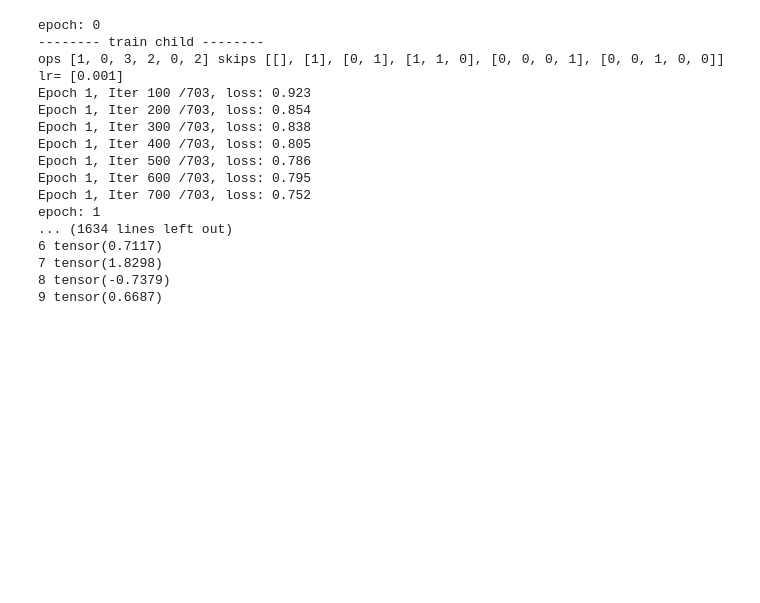
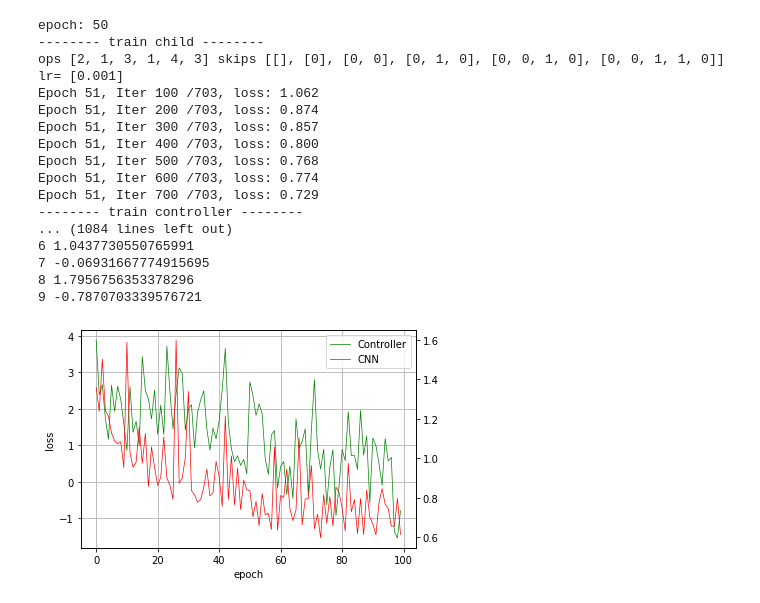
Before and after one commit to passerer/NetworkCompression, a Jupyter notebook: ENAS.ipynb, the cells around one changed output. Drawn from its saved outputs; the diff is of its cells as text; code cells hidden in the pictures; blank space fills up the shorter version.

```diff
--- a/ENAS.ipynb
+++ b/ENAS.ipynb
@@ -1026,12 +1039,7 @@ class Controller(nn.Module):
 
 
     def train_epoch(self, child_model, images, labels):
-
-
-
         for step in range(self.train_step_num):
-            # a single step of training
-            # sample a batch of child archs and obtain their metrics
             loss = torch.zeros(self.ctrl_batch_size).cuda()
             for sample_cnt in range(self.ctrl_batch_size):
                 # sample a child arch
@@ -1049,16 +1057,12 @@ class Controller(nn.Module):
                 self.skip_penalty = self.ctrl.sample_skip_penaltys
                 loss[sample_cnt] = self.log_prob * (self.reward - self.baseline) + self.skip_weight * self.skip_penalty
             self.loss = loss.sum() / self.ctrl_batch_size # avg loss
-            print(step,self.loss.cpu().data)
-            # zero grads
+            print(step,self.loss.item())
             self.optimizer.zero_grad()
-            # cal grads
-            # self.loss.backward(retain_graph=True)
             self.loss.backward()
-            # update weights
             self.optimizer.step()
-            # print(self.ctrl.net['op_fc'].weight.grad) # check grad is updated
-            # cal time consumed per step
+
+        return self.loss.item()
 
 
     def eval(self, child_model, arc_num, images, labels, file):
@@ -1161,8 +1165,10 @@ test_imgs = images['test'].cuda()
 test_labels = labels['test'].cuda()
 # %%
 train_step = int(train_imgs.size()[0] / config.child_batch_size)
+child_loss = []
+ctrl_loss = []
 # %%
-for epoch in range(config.epoch_num):
+for epoch in range(50,100):
     print("epoch:",epoch)
     print('-------- train child --------')
     #sample an arch
@@ -1170,29 +1176,51 @@ for epoch in range(config.epoch_num):
     ops = ctrl.ctrl.ops
     skips = ctrl.ctrl.skips
     print('ops',ops,'skips',skips)
-    child.train_epoch(ops,skips, train_imgs, train_labels, epoch, train_step)
+    child_loss.append(child.train_epoch(ops,skips, train_imgs, train_labels, epoch, train_step))
 
     if (epoch + 1) % config.ctrl_train_every_epochs == 0:
         print('-------- train controller --------')
-        ctrl.train_epoch(child, valid_imgs, valid_labels)
+        ctrl_loss.append(ctrl.train_epoch(child, valid_imgs, valid_labels))
 # %% [output]
-epoch: 0
+epoch: 50
 -------- train child --------
-ops [1, 0, 3, 2, 0, 2] skips [[], [1], [0, 1], [1, 1, 0], [0, 0, 0, 1], [0, 0, 1, 0, 0]]
+ops [2, 1, 3, 1, 4, 3] skips [[], [0], [0, 0], [0, 1, 0], [0, 0, 1, 0], [0, 0, 1, 1, 0]]
 lr= [0.001]
-Epoch 1, Iter 100 /703, loss: 0.923
-Epoch 1, Iter 200 /703, loss: 0.854
-Epoch 1, Iter 300 /703, loss: 0.838
-Epoch 1, Iter 400 /703, loss: 0.805
-Epoch 1, Iter 500 /703, loss: 0.786
-Epoch 1, Iter 600 /703, loss: 0.795
-Epoch 1, Iter 700 /703, loss: 0.752
-epoch: 1
-... (1634 lines left out)
-6 tensor(0.7117)
-7 tensor(1.8298)
-8 tensor(-0.7379)
-9 tensor(0.6687)
+Epoch 51, Iter 100 /703, loss: 1.062
+Epoch 51, Iter 200 /703, loss: 0.874
+Epoch 51, Iter 300 /703, loss: 0.857
+Epoch 51, Iter 400 /703, loss: 0.800
+Epoch 51, Iter 500 /703, loss: 0.768
+Epoch 51, Iter 600 /703, loss: 0.774
+Epoch 51, Iter 700 /703, loss: 0.729
+-------- train controller --------
+... (1084 lines left out)
+6 1.0437730550765991
+7 -0.06931667774915695
+8 1.7956756353378296
+9 -0.7870703339576721
+# %%
+import matplotlib.pyplot as plt
+import numpy as np
+from matplotlib import rc
+rc('mathtext', default='regular')
+
+fig = plt.figure()
+ax = fig.add_subplot(111)
+lns1 = ax.plot(np.arange(len(ctrl_loss)),ctrl_loss, '-', linewidth=0.7,color='green',label = 'Controller')
+ax2 = ax.twinx()
+lns2 = ax2.plot(np.arange(len(child_loss)),child_loss, '-', linewidth=0.7,color='red',label = 'CNN')
+
+lns = lns1+lns2
+labs = [l.get_label() for l in lns]
+ax.legend(lns, labs, loc=0)
+
+ax.grid()
+ax.set_xlabel("epoch")
+ax.set_ylabel("loss")
+plt.show()
+# %% [output]
+[figure, added]
 # %%
 class BuildChildModel(nn.Module):
     def __init__(self,
```
Also changed, not shown: parts of 4 cells of this notebook.
